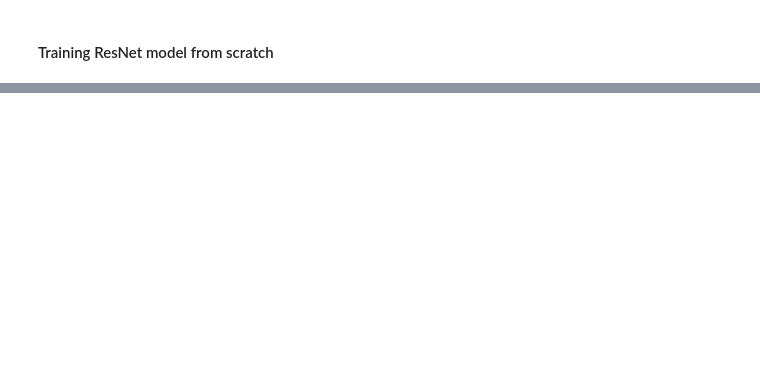
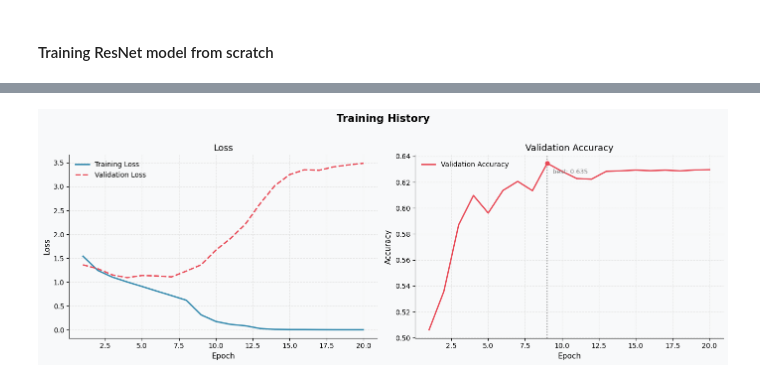
Before and after one commit to nadias03/image-classification-with-CNNs, a Jupyter notebook: models/resnet.ipynb, the cells around one changed output, grey strips where cells are left out. Drawn from its saved outputs; the diff is of its cells as text; code cells hidden in the pictures; blank space fills up the shorter version.

Commit message:
resnet baseline

```diff
--- a/models/resnet.ipynb
+++ b/models/resnet.ipynb
@@ -25,14 +25,25 @@ BATCH_SIZE = 128
+# %%
+DATA_DIR = Path("/content/cinic_data/data")
+
+
+TRAIN_DIR = DATA_DIR / "train"
+VALID_DIR = DATA_DIR / "valid"
+TEST_DIR = DATA_DIR / "test"
 # %%
+BATCH_SIZE = 256
 train_loader, valid_loader, test_loader = get_loaders(train_dir=TRAIN_DIR, valid_dir=VALID_DIR,
-                                                      test_dir=TEST_DIR, image_size=224, batch_size=BATCH_SIZE)
+                                                      test_dir=TEST_DIR, image_size=32, batch_size=BATCH_SIZE)
 # %% [markdown]
 #### Training ResNet model from scratch
 # %%
 resnet_model = models.resnet18(weights=None)
 resnet_model.fc = nn.Linear(resnet_model.fc.in_features, 10)
+resnet_model = resnet_model.to(device)
 
 criterion = torch.nn.CrossEntropyLoss()
 optimizer = torch.optim.Adam(resnet_model.parameters(), lr=1e-3)
+scheduler = torch.optim.lr_scheduler.ReduceLROnPlateau(optimizer, mode='min', patience=3, factor=0.3)
 # %%
-resnet_training_history = train(resnet_model, train_loader, valid_loader, criterion, optimizer,
-                        device=device, num_epochs=20)
+set_seed(42)
+resnet_training_history = train(resnet_model, train_loader, valid_loader, criterion, optimizer, scheduler,
+                        device=device, num_epochs=20, checkpoint_name='resnet')
@@ -38,0 +68,4 @@ resnet_training_history = train(resnet_model, train_loader, valid_loader, criter
+# %%
+plot_training_history(resnet_training_history)
+# %% [output]
+[figure, added]
```
Also changed, not shown: parts of 4 cells of this notebook.
